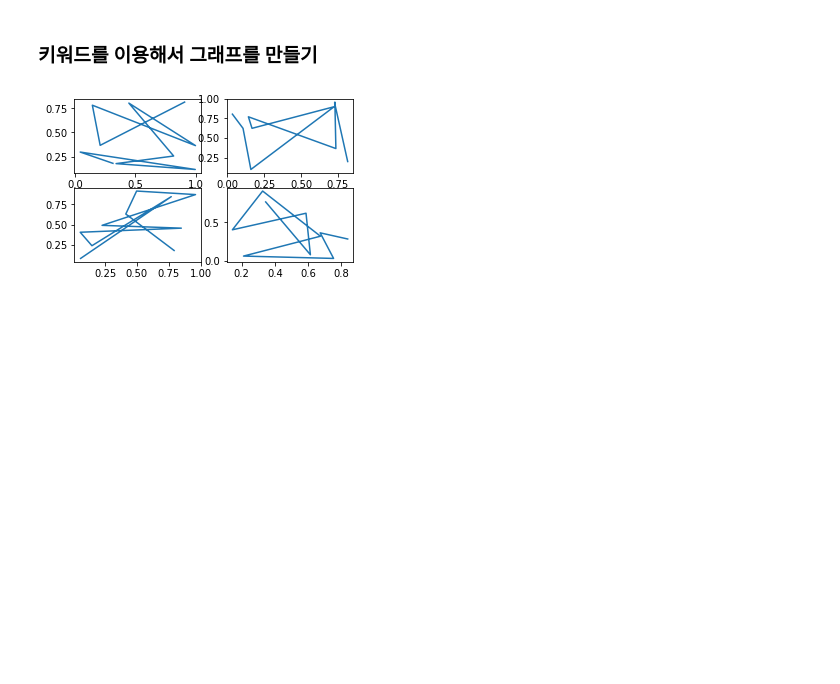
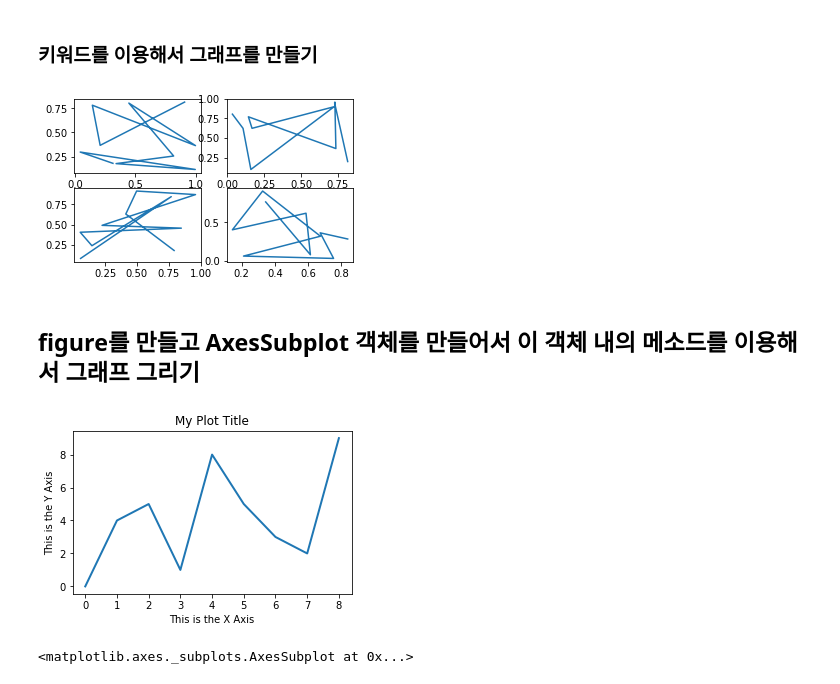
Before and after one commit to zerosum99/python_matplotlib, a Jupyter notebook: matplotlib 100_axex와 axessubplot 처리의 차이점.ipynb, the cells around one changed output. Drawn from its saved outputs; the diff is of its cells as text; code cells hidden in the pictures; blank space fills up the shorter version.

```diff
--- a/matplotlib 100_axex와 axessubplot 처리의 차이점.ipynb
+++ b/matplotlib 100_axex와 axessubplot 처리의 차이점.ipynb
@@ -218,3 +218,32 @@ ax4.plot(x4,y4)
 plt.show()
 # %% [output]
 [figure]
+# %% [markdown]
+## figure를 만들고 AxesSubplot 객체를 만들어서 이 객체 내의 메소드를 이용해서 그래프 그리기
+# %%
+import matplotlib.pyplot as plt
+import numpy as np
+
+
+# Learn about API authentication here: https://plot.ly/python/getting-started
+# Find your api_key here: https://plot.ly/settings/api
+
+
+mpl_fig = plt.figure()
+ax = mpl_fig.add_subplot(111)
+
+x=[0, 1, 2, 3, 4, 5, 6, 7, 8]
+y=[0, 4, 5, 1, 8, 5, 3, 2, 9]
+
+line, = ax.plot(x, y, lw=2)
+
+ax.set_title("My Plot Title")
+ax.set_xlabel("This is the X Axis")
+ax.set_ylabel("This is the Y Axis")
+plt.show()
+# %% [output]
+[figure, added]
+# %%
+ax
+# %% [output]
+<matplotlib.axes._subplots.AxesSubplot at 0x...>
```
Also changed, not shown: parts of 3 cells of this notebook, 4 other files.
